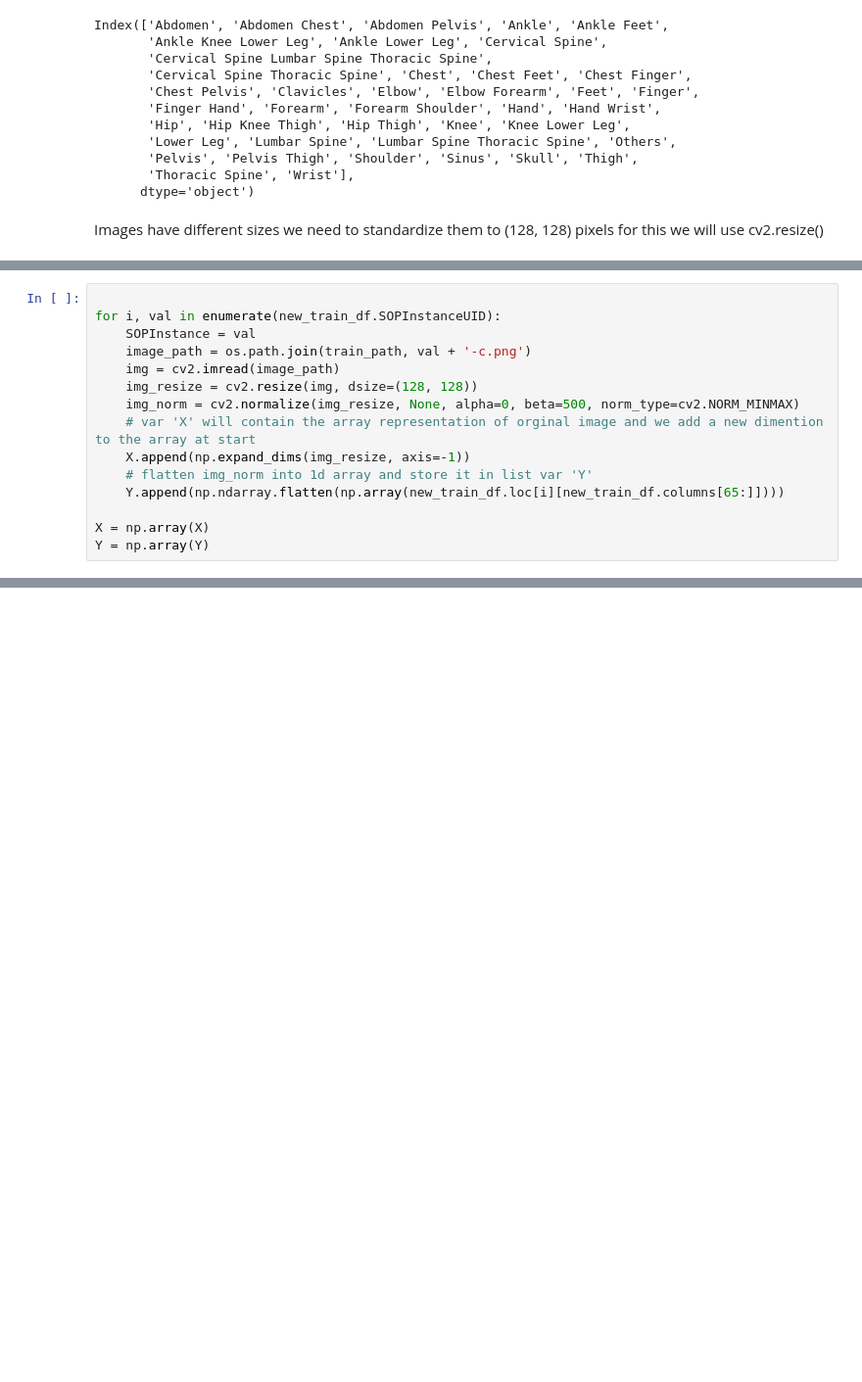
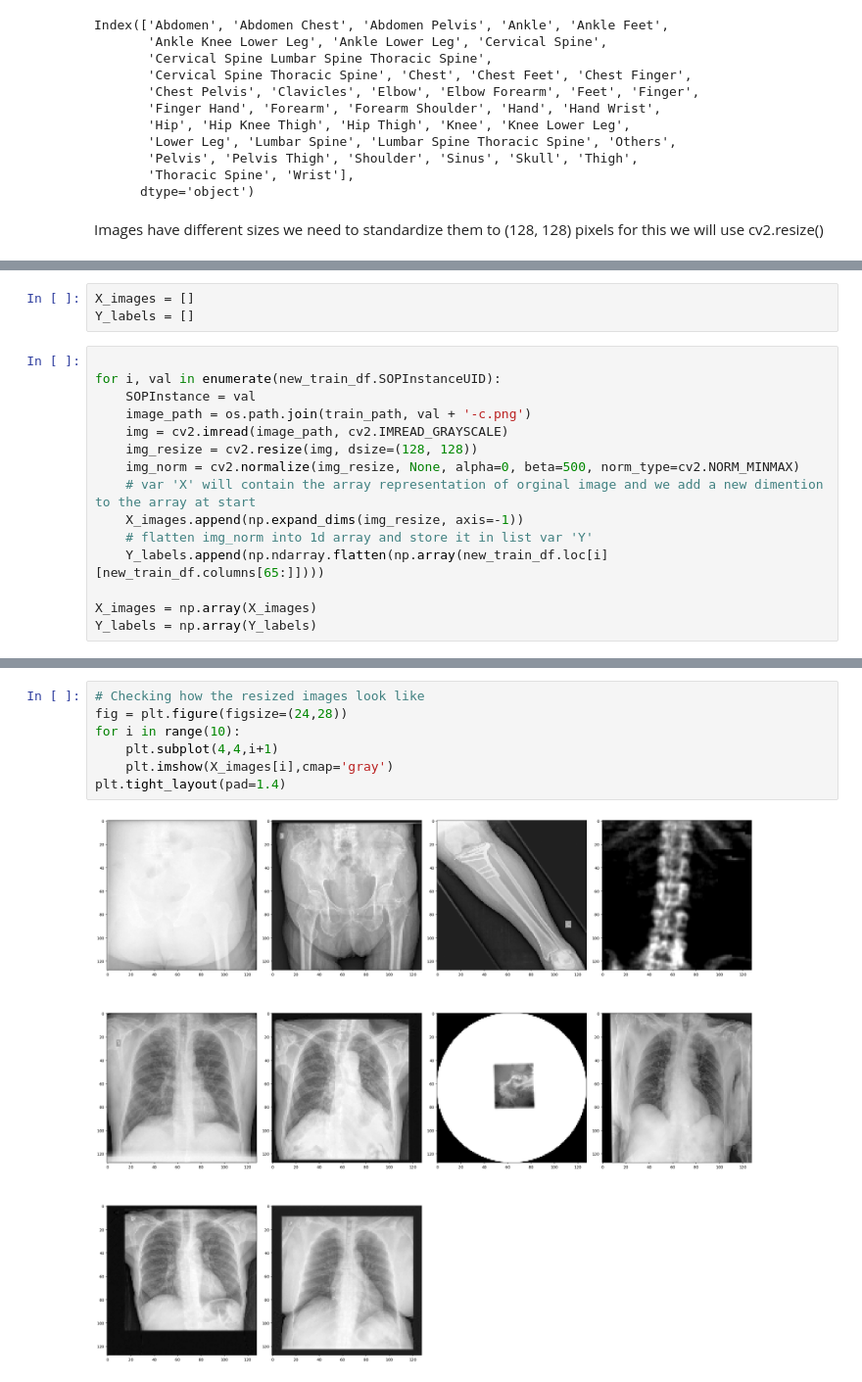
Before and after one commit to Kachroo-cheena/xray_bodypart_classificatiom, a Jupyter notebook: script.ipynb, the cells around one changed output, grey strips where cells are left out. Shown at 98% size. Saved outputs shown, nothing was run; the diff lists cells and outputs as text; blank space fills up the shorter version.

```diff
--- a/script.ipynb
+++ b/script.ipynb
@@ -262,15 +259,18 @@ Y = []
+# %%
+X_images = []
+Y_labels = []
 # %%
 
 for i, val in enumerate(new_train_df.SOPInstanceUID):
     SOPInstance = val
     image_path = os.path.join(train_path, val + '-c.png')
-    img = cv2.imread(image_path)
+    img = cv2.imread(image_path, cv2.IMREAD_GRAYSCALE)
     img_resize = cv2.resize(img, dsize=(128, 128))
     img_norm = cv2.normalize(img_resize, None, alpha=0, beta=500, norm_type=cv2.NORM_MINMAX)
     # var 'X' will contain the array representation of orginal image and we add a new dimention to the array at start
-    X.append(np.expand_dims(img_resize, axis=-1))
+    X_images.append(np.expand_dims(img_resize, axis=-1))
     # flatten img_norm into 1d array and store it in list var 'Y'
-    Y.append(np.ndarray.flatten(np.array(new_train_df.loc[i][new_train_df.columns[65:]])))
+    Y_labels.append(np.ndarray.flatten(np.array(new_train_df.loc[i][new_train_df.columns[65:]])))
 
-X = np.array(X)
-Y = np.array(Y)
+X_images = np.array(X_images)
+Y_labels = np.array(Y_labels)
@@ -278,0 +283,9 @@ X
+# %%
+# Checking how the resized images look like
+fig = plt.figure(figsize=(24,28))
+for i in range(10):
+    plt.subplot(4,4,i+1)
+    plt.imshow(X_images[i],cmap='gray')
+plt.tight_layout(pad=1.4)
+# %% [output]
+[figure, added]
```
Also changed, not shown: parts of 9 cells of this notebook.
